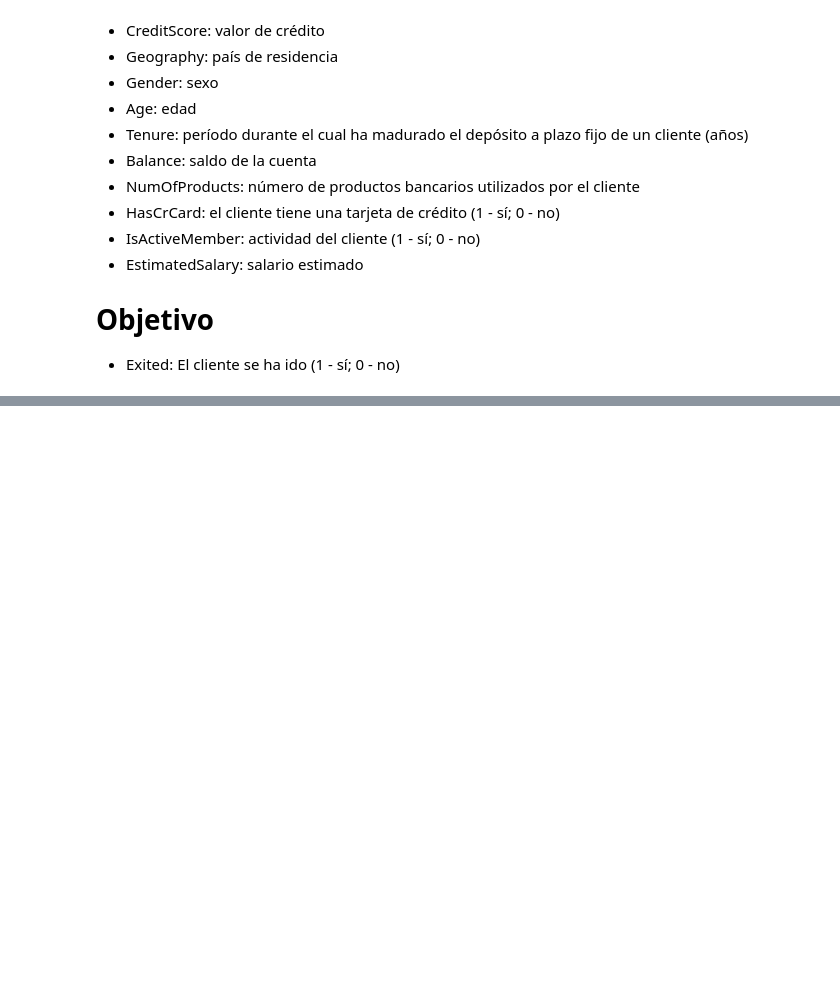
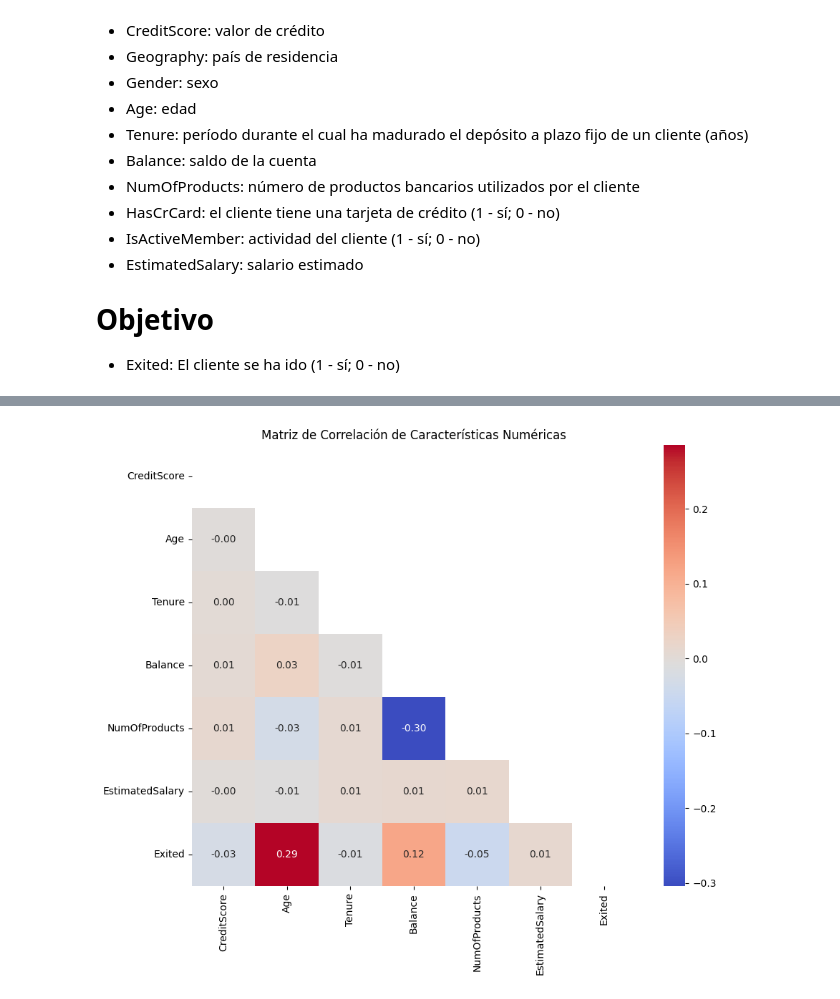
Before and after one commit to Davichobacter/data_science_tt, a Jupyter notebook: Sprint_10/notebook.ipynb, the cells around one changed output, grey strips where cells are left out. Drawn from its saved outputs; the diff is of its cells as text; code cells hidden in the pictures; blank space fills up the shorter version.

```diff
--- a/Sprint_10/notebook.ipynb
+++ b/Sprint_10/notebook.ipynb
@@ -40,0 +237,11 @@ import numpy as np
+# %%
+numerical_features = ['CreditScore', 'Age', 'Tenure', 'Balance', 'NumOfProducts', 'EstimatedSalary', 'Exited']
+correlation_matrix = df[numerical_features].corr()
+mask = np.triu(np.ones_like(correlation_matrix, dtype=bool))
+
+plt.figure(figsize=(10, 8))
+sns.heatmap(correlation_matrix, annot=True, cmap='coolwarm', fmt='.2f', mask=mask)
+plt.title('Matriz de Correlación de Características Numéricas')
+plt.show()
+# %% [output]
+[figure, added]
```
Also changed, not shown: parts of 23 cells of this notebook.
